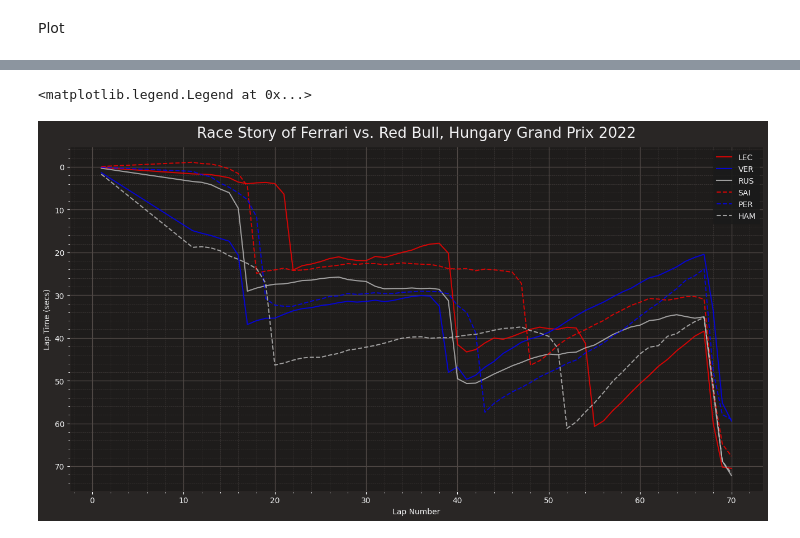
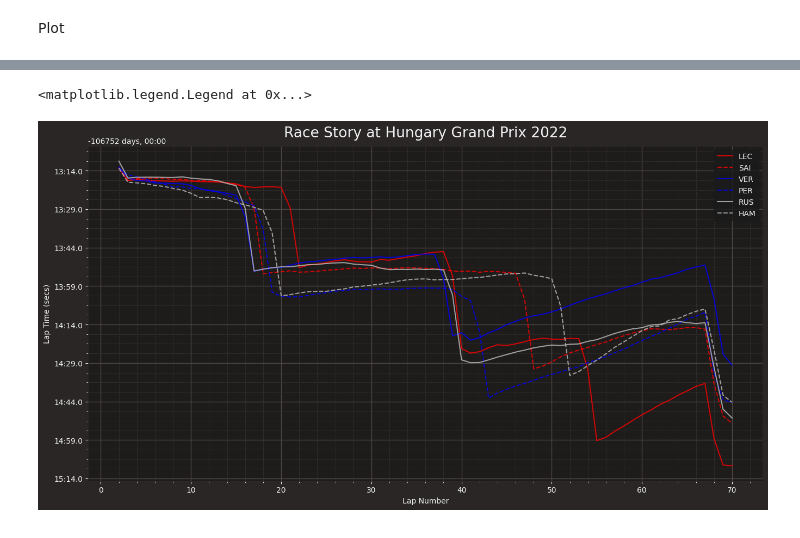
Before and after one commit to pezon/msca-optimization-f1-racing-strategy, a Jupyter notebook: analysis/race-story.ipynb, the cells around one changed output, grey strips where cells are left out. Cells and saved outputs as stored; diff of their text form; code cells hidden in the pictures.

```diff
--- a/analysis/race-story.ipynb
+++ b/analysis/race-story.ipynb
@@ -98,4 +124,7 @@ Plot
 # %%
+fastest_lap = race.laps["LapTime"].min()
+threshold = fastest_lap * 1.07
+
 # ferrari
 lec = race.laps.pick_driver("LEC")
 sai = race.laps.pick_driver("SAI")
@@ -105,39 +134,46 @@ ver = race.laps.pick_driver("VER")
 per = race.laps.pick_driver("PER")
 
 # mercedes
 ham = race.laps.pick_driver("HAM")
 rus = race.laps.pick_driver("RUS")
 
 
 def smooth_cumulative_delta(df: pd.DataFrame) -> pd.DataFrame:
-    delta = (df["LapTime"] - pd.to_timedelta(84, unit="S")).dt.total_seconds()
-    window = delta.rolling(window=10)
-    high, low = window.mean() + 3 * window.std(), window.mean() - 3 * window.std()
-    delta[~delta.between(low, high)] = np.nan
-    delta = delta.fillna(method="bfill")
+    # df[df["LapTime"] > threshold] = np.nan
+    # df = df.fillna(method="bfill").fillna(method="ffill")
+    delta = (
+        df["LapTime"]
+        + df["PitOutTime"].fillna(pd.to_timedelta(0, unit="ms")) / 1000
+        + df["PitInTime"].fillna(pd.to_timedelta(0, unit="ms")) / 1000
+        - pd.to_timedelta(84, unit="S")
+    )
+    #window = delta.rolling(window=4)
+    #high, low = window.mean() + 3 * window.std(), window.mean() - 3 * window.std()
+    #delta[~delta.between(low, high)] = np.nan
+    #delta = delta.fillna(method="bfill")
     return delta.cumsum()
 
 
 lec_delta_cumsum = smooth_cumulative_delta(lec)
 sai_delta_cumsum = smooth_cumulative_delta(sai)
 ver_delta_cumsum = smooth_cumulative_delta(ver)
 per_delta_cumsum = smooth_cumulative_delta(per)
 ham_delta_cumsum = smooth_cumulative_delta(ham)
 rus_delta_cumsum = smooth_cumulative_delta(rus)
 
 
 fig, ax = plt.subplots(figsize=(16, 8))
 ax.plot(lec["LapNumber"], lec_delta_cumsum, color="red", label="LEC", alpha=0.8)
+ax.plot(ver["LapNumber"], sai_delta_cumsum, color="red", label="SAI", linestyle="--", alpha=0.8)
 ax.plot(sai["LapNumber"], ver_delta_cumsum, color="blue", label="VER", alpha=0.8)
+ax.plot(per["LapNumber"], per_delta_cumsum, color="blue", label="PER", linestyle="--", alpha=0.8)
 ax.plot(sai["LapNumber"], rus_delta_cumsum, color="silver", label="RUS", alpha=0.8)
-ax.plot(ver["LapNumber"], sai_delta_cumsum, color="red", label="SAI", linestyle="--", alpha=0.8)
-ax.plot(per["LapNumber"], per_delta_cumsum, color="blue", label="PER", linestyle="--", alpha=0.8)
 ax.plot(per["LapNumber"], ham_delta_cumsum, color="silver", label="HAM", linestyle="--", alpha=0.8)
-ax.set_title("Race Story of Ferrari vs. Red Bull, Hungary Grand Prix 2022")
+ax.set_title("Race Story at Hungary Grand Prix 2022")
 ax.set_ylabel("Lap Time (secs)")
 ax.set_xlabel("Lap Number")
 ax.invert_yaxis()
 ax.legend()
 # %% [output]
 <matplotlib.legend.Legend at 0x...>
-[figure, old version]
+[figure, new version]
```
Also changed, not shown: parts of 8 cells of this notebook, 10 other files.
